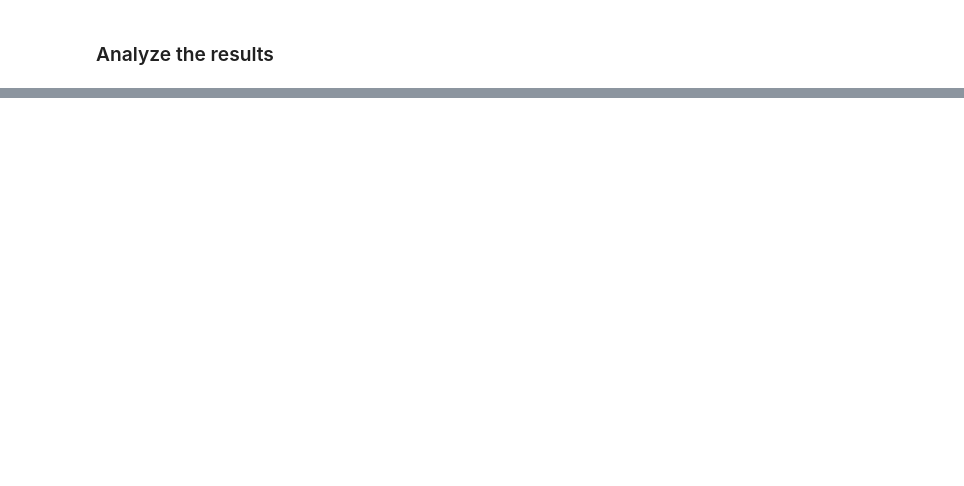
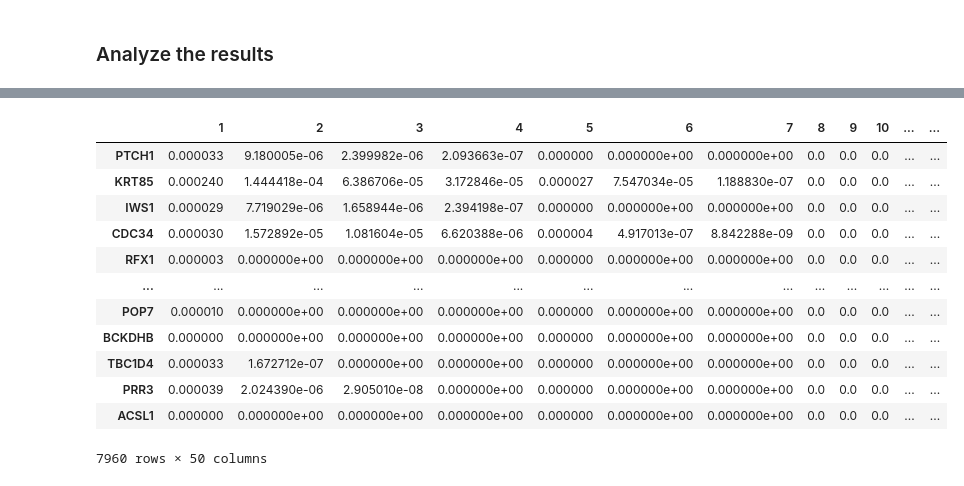
Before and after one commit to LifeWorks/SARSCov2, a Jupyter notebook: SARS-Cov-2.ipynb, the cells around one changed output, grey strips where cells are left out. Drawn from its saved outputs; the diff is of its cells as text; code cells hidden in the pictures; blank space fills up the shorter version.

```diff
--- a/SARS-Cov-2.ipynb
+++ b/SARS-Cov-2.ipynb
@@ -486,0 +521,17 @@ ray.shutdown()
+# %%
+sbetweennessWoS2 = pd.read_pickle("biggerTransNoSars2-s-betweenness.pkl")
+sbetweennessWoS2
+# %% [output]
+|  | 1 | 2 | 3 | 4 | 5 | 6 | 7 | 8 | 9 | 10 | ... | ... |
+| PTCH1 | 0.000033 | 9.180005e-06 | 2.399982e-06 | 2.093663e-07 | 0.000000 | 0.000000e+00 | 0.000000e+00 | 0.0 | 0.0 | 0.0 | ... | ... |
+| KRT85 | 0.000240 | 1.444418e-04 | 6.386706e-05 | 3.172846e-05 | 0.000027 | 7.547034e-05 | 1.188830e-07 | 0.0 | 0.0 | 0.0 | ... | ... |
+| IWS1 | 0.000029 | 7.719029e-06 | 1.658944e-06 | 2.394198e-07 | 0.000000 | 0.000000e+00 | 0.000000e+00 | 0.0 | 0.0 | 0.0 | ... | ... |
+| CDC34 | 0.000030 | 1.572892e-05 | 1.081604e-05 | 6.620388e-06 | 0.000004 | 4.917013e-07 | 8.842288e-09 | 0.0 | 0.0 | 0.0 | ... | ... |
+| RFX1 | 0.000003 | 0.000000e+00 | 0.000000e+00 | 0.000000e+00 | 0.000000 | 0.000000e+00 | 0.000000e+00 | 0.0 | 0.0 | 0.0 | ... | ... |
+| ... | ... | ... | ... | ... | ... | ... | ... | ... | ... | ... | ... | ... |
+| POP7 | 0.000010 | 0.000000e+00 | 0.000000e+00 | 0.000000e+00 | 0.000000 | 0.000000e+00 | 0.000000e+00 | 0.0 | 0.0 | 0.0 | ... | ... |
+| BCKDHB | 0.000000 | 0.000000e+00 | 0.000000e+00 | 0.000000e+00 | 0.000000 | 0.000000e+00 | 0.000000e+00 | 0.0 | 0.0 | 0.0 | ... | ... |
+| TBC1D4 | 0.000033 | 1.672712e-07 | 0.000000e+00 | 0.000000e+00 | 0.000000 | 0.000000e+00 | 0.000000e+00 | 0.0 | 0.0 | 0.0 | ... | ... |
+| PRR3 | 0.000039 | 2.024390e-06 | 2.905010e-08 | 0.000000e+00 | 0.000000 | 0.000000e+00 | 0.000000e+00 | 0.0 | 0.0 | 0.0 | ... | ... |
+| ACSL1 | 0.000000 | 0.000000e+00 | 0.000000e+00 | 0.000000e+00 | 0.000000 | 0.000000e+00 | 0.000000e+00 | 0.0 | 0.0 | 0.0 | ... | ... |
+7960 rows × 50 columns
```
Also changed, not shown: parts of 19 cells of this notebook, 5 other files.
